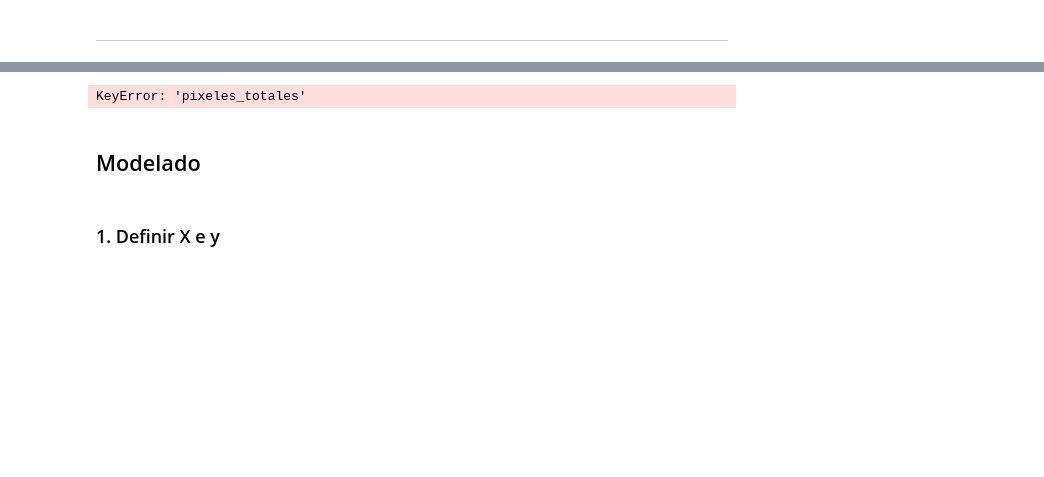
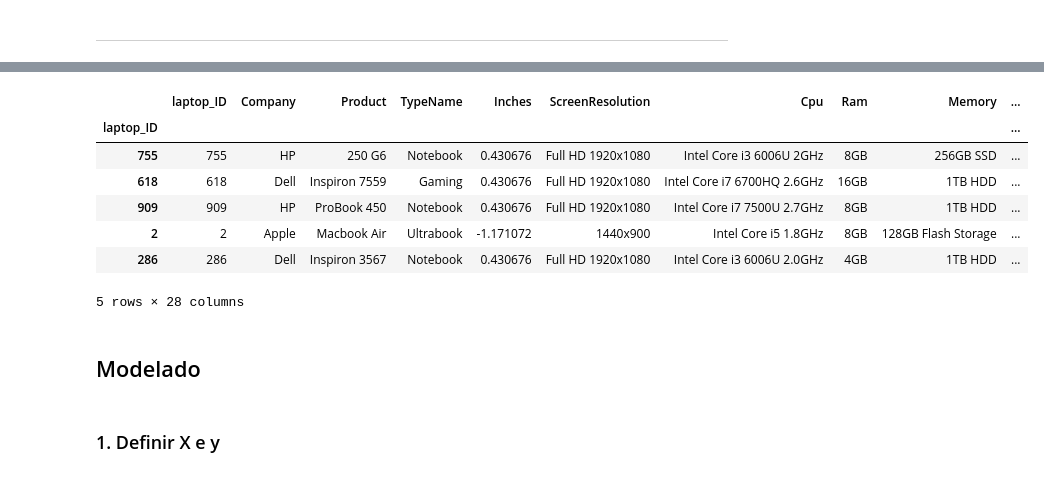
Before and after one commit to JesusGs91/ONLINE_DS_THEBRIDGE_JesusGonzalezSuarez, a Jupyter notebook: Sprint14/Kaggle/Kaggle_submission.ipynb, the cells around one changed output, grey strips where cells are left out. Drawn from its saved outputs; the diff is of its cells as text; code cells hidden in the pictures; blank space fills up the shorter version.

```diff
--- a/Sprint14/Kaggle/Kaggle_submission.ipynb
+++ b/Sprint14/Kaggle/Kaggle_submission.ipynb
@@ -229,0 +271,7 @@ def classify_resolution(pixeles_totales):
+# %%
+# Aplicar la función a la columna 'Weight'
+df['Weight_in_kg'] = df['Weight'].apply(extract_weight)
+# %%
+
+df[['ScreenWidth', 'ScreenHeight', 'TotalPixels']] = df['ScreenResolution'].apply(extract_screen_resolution)
+df['ResolutionCategory'] = df['TotalPixels'].apply(classify_resolution)
@@ -229,0 +282,12 @@ def classify_resolution(pixeles_totales):
+# %%
+# Definir el orden de las categorías
+resolution_order = df['ResolutionCategory'].value_counts().index.to_list()
+
+# Crear el OrdinalEncoder especificando el orden de las categorías
+ordinal_encoder = OrdinalEncoder(categories=[resolution_order])
+
+# Aplicar el OrdinalEncoder a la columna 'ResolutionCategory'
+df['ResolutionCategory_encoded'] = ordinal_encoder.fit_transform(df[['ResolutionCategory']])
+
+# ---- Verificar el resultado ----
+print(df[['ResolutionCategory', 'ResolutionCategory_encoded']].head())
@@ -230,35 +302,32 @@ def classify_resolution(pixeles_totales):
+# %%
+# ---- Escalar las columnas numéricas ----
+numeric_columns = ['Inches', 'Ram_in_GB', 'Memory_in_GB', 'Weight_in_kg', 'Cpu_generacion', 'Cpu_frecuencia']
+scaler = StandardScaler()
+df[numeric_columns] = scaler.fit_transform(df[numeric_columns])
+# %%
+df.head(5)
+# %% [output]
+|  | laptop_ID | Company | Product | TypeName | Inches | ScreenResolution | Cpu | Ram | Memory | ... |
+| laptop_ID |  |  |  |  |  |  |  |  |  | ... |
+| 755 | 755 | HP | 250 G6 | Notebook | 0.430676 | Full HD 1920x1080 | Intel Core i3 6006U 2GHz | 8GB | 256GB SSD | ... |
+| 618 | 618 | Dell | Inspiron 7559 | Gaming | 0.430676 | Full HD 1920x1080 | Intel Core i7 6700HQ 2.6GHz | 16GB | 1TB HDD | ... |
+| 909 | 909 | HP | ProBook 450 | Notebook | 0.430676 | Full HD 1920x1080 | Intel Core i7 7500U 2.7GHz | 8GB | 1TB HDD | ... |
+| 2 | 2 | Apple | Macbook Air | Ultrabook | -1.171072 | 1440x900 | Intel Core i5 1.8GHz | 8GB | 128GB Flash Storage | ... |
+| 286 | 286 | Dell | Inspiron 3567 | Notebook | 0.430676 | Full HD 1920x1080 | Intel Core i3 6006U 2.0GHz | 4GB | 1TB HDD | ... |
+5 rows × 28 columns
 # %%
 
-df[['ScreenWidth', 'ScreenHeight', 'TotalPixels']] = df['ScreenResolution'].apply(extract_screen_resolution)
-df['ResolutionCategory'] = df['pixeles_totales'].apply(classify_resolution)
-
-
-# One-Hot Encoding de la columna 'ResolutionCategory'
+# ---- One-Hot Encoding para otras columnas categóricas ----
+categorical_columns = ['Company', 'TypeName', 'OpSys', 'Cpu_model', 'Gpu_brand', 'Gpu_model', 'Gpu_type']
 encoder = OneHotEncoder(sparse=False, drop='first')
-resolution_encoded = encoder.fit_transform(df[['ResolutionCategory']])
-resolution_encoded_df = pd.DataFrame(resolution_encoded, columns=encoder.get_feature_names_out(['ResolutionCategory']))
-
-# Concatenar con el dataframe original
-df = pd.concat([df, resolution_encoded_df], axis=1)
-
-# One-Hot Encoding para otras columnas categóricas
-categorical_columns = ['Company', 'TypeName', 'OpSys', 'Cpu_modelo', 'Gpu_marca', 'Gpu_marca', 'Gpu_tipo']
-encoder = OneHotEncoder()
 categorical_encoded = encoder.fit_transform(df[categorical_columns])
 categorical_encoded_df = pd.DataFrame(categorical_encoded, columns=encoder.get_feature_names_out(categorical_columns))
 
 # Concatenar con el dataframe original
-df = pd.concat([df, categorical_encoded_df], axis=1)
-
-# ---- Escalar las columnas numéricas ----
-numeric_columns = ['Inches', 'Ram', 'Memory', 'Weight', 'Cpu_generacion', 'Cpu_frequencia']
-scaler = StandardScaler()
-df[numeric_columns] = scaler.fit_transform(df[numeric_columns])
+data = pd.concat([df, categorical_encoded_df], axis=1)
 
 # ---- Verificar el resultado ----
-print(df.head())
+print(data.head())
-# %% [output]
-KeyError: 'pixeles_totales'
 # %% [markdown]
 ## Modelado
 # %% [markdown]
```
Also changed, not shown: parts of 10 cells of this notebook.
